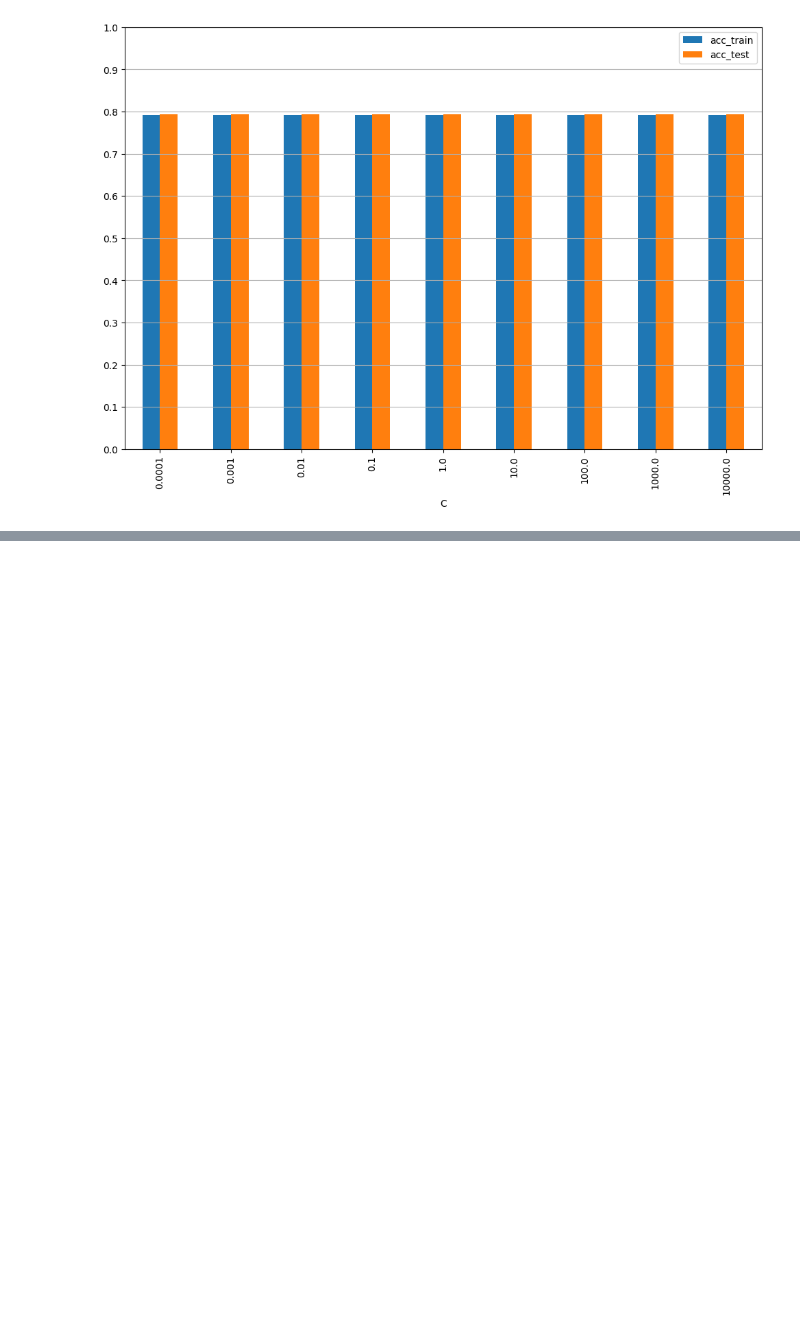
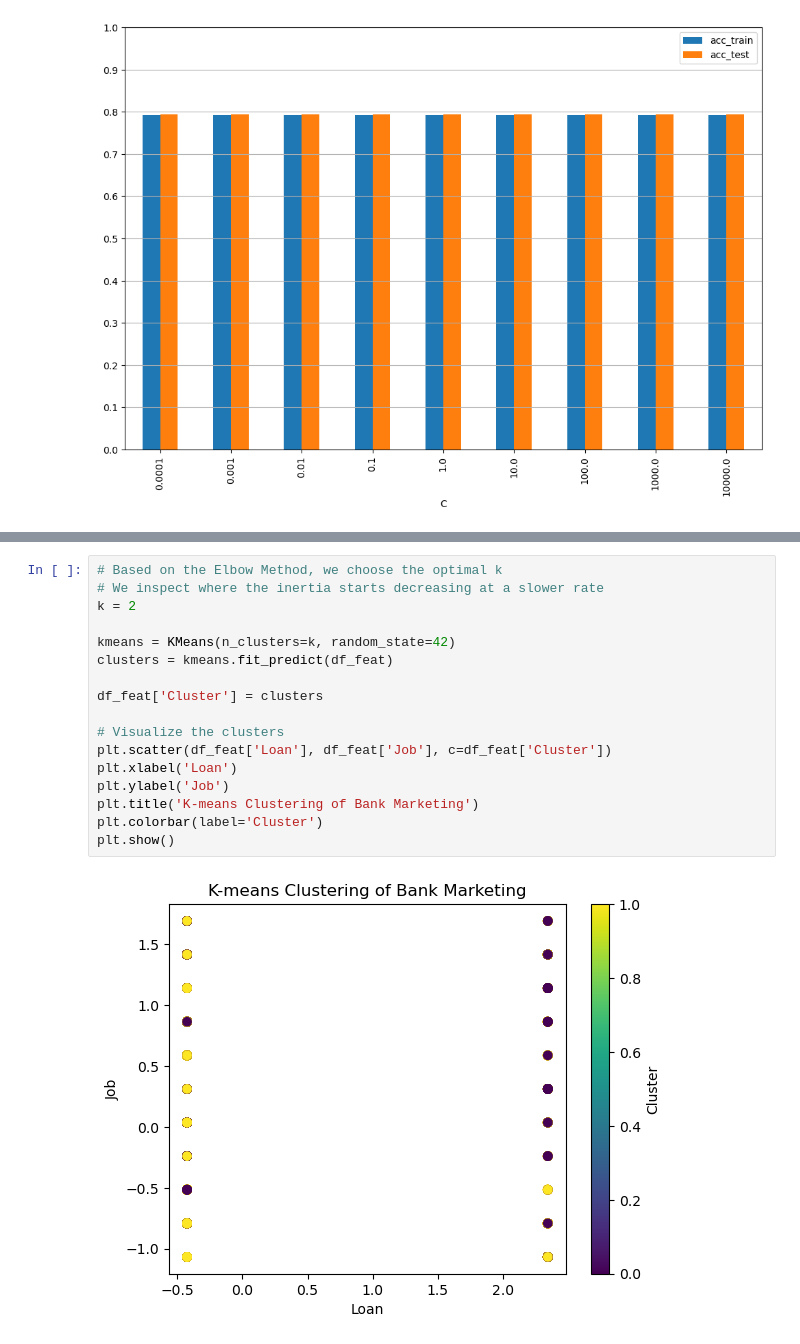
Before and after one commit to Ahmed8042/DataScience, a Jupyter notebook: Bank Marketing.ipynb, the cells around one changed output, grey strips where cells are left out. Drawn from its saved outputs; the diff is of its cells as text; blank space fills up the shorter version.

```diff
--- a/Bank Marketing.ipynb
+++ b/Bank Marketing.ipynb
@@ -848,0 +873,19 @@ plt.savefig('ConfusionMatrix.png')
+# %%
+# Based on the Elbow Method, we choose the optimal k
+# We inspect where the inertia starts decreasing at a slower rate
+k = 2
+
+kmeans = KMeans(n_clusters=k, random_state=42)
+clusters = kmeans.fit_predict(df_feat)
+
+df_feat['Cluster'] = clusters
+
+# Visualize the clusters
+plt.scatter(df_feat['Loan'], df_feat['Job'], c=df_feat['Cluster'])
+plt.xlabel('Loan')
+plt.ylabel('Job')
+plt.title('K-means Clustering of Bank Marketing')
+plt.colorbar(label='Cluster')
+plt.show()
+# %% [output]
+[figure, added]
```
Also changed, not shown: parts of 21 cells of this notebook, 1 other file.
